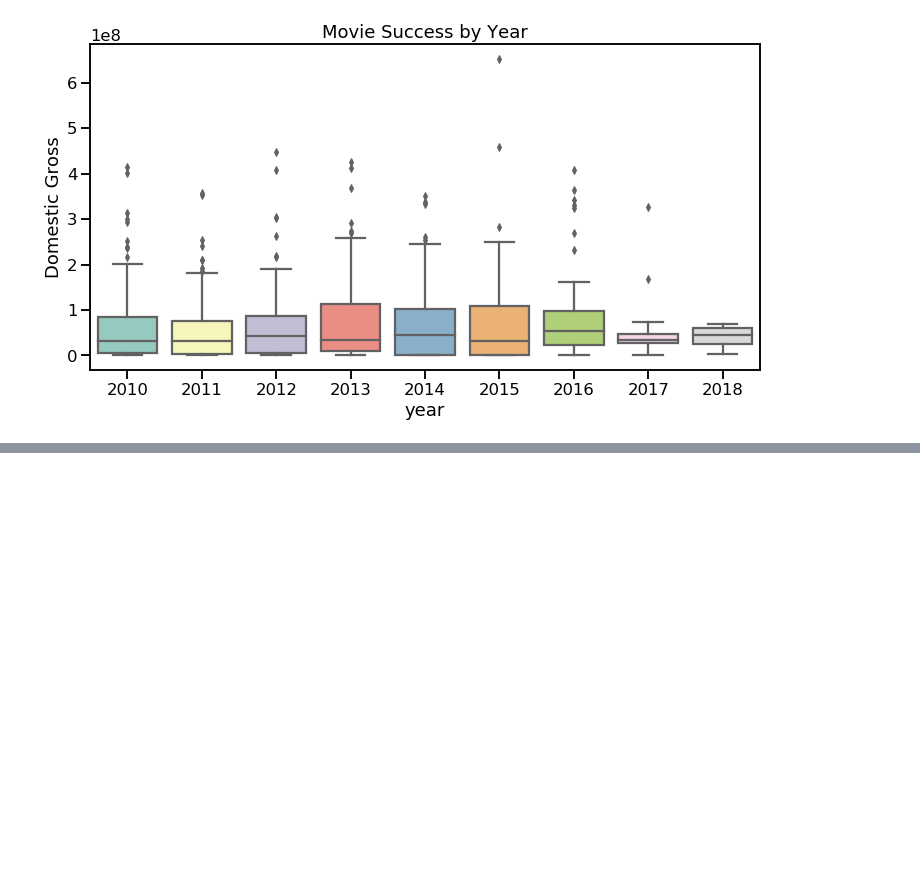
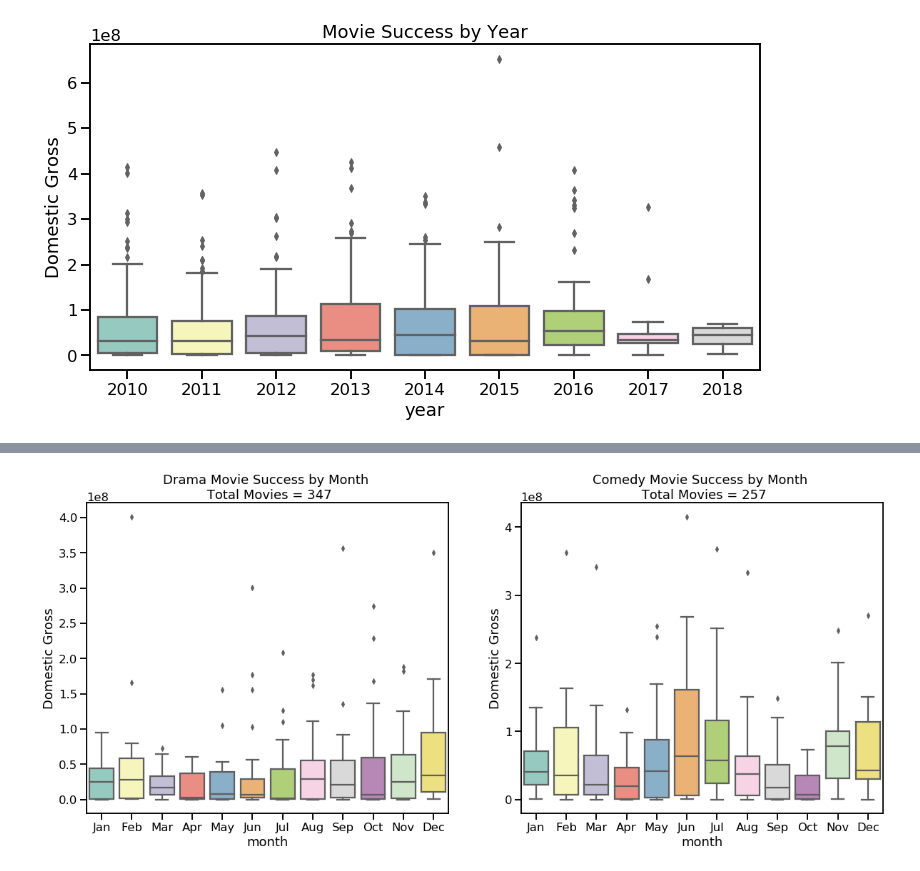
Before and after one commit to k-christensen/K_and_A_movie_project, a Jupyter notebook: K_visualizations.ipynb, the cells around one changed output, grey strips where cells are left out. Saved outputs shown, nothing was run; the diff lists cells and outputs as text; code cells hidden in the pictures; blank space fills up the shorter version.

```diff
--- a/K_visualizations.ipynb
+++ b/K_visualizations.ipynb
@@ -206,0 +185,11 @@ comedy_dom_gross = df.loc[df['Comedy'] == 1][['month', 'domestic_gross']].groupb
+# %%
+f, axes = plt.subplots(1, 2, figsize=(20, 8))
+sns.set_context("talk")
+# sns.despine(left=True)
+
+sns.boxplot(x="month", y="domestic_gross", data=df.loc[df['Drama'] == 1], palette="Set3", ax=axes[0]).set(ylabel= "Domestic Gross", title = "Drama Movie Success by Month \n Total Movies = 347", xticklabels = tick_label_list)
+sns.boxplot(x="month", y="domestic_gross", data=df.loc[df['Comedy'] == 1], palette="Set3", ax=axes[1]).set(ylabel= "Domestic Gross", title = "Comedy Movie Success by Month \n Total Movies = 257", xticklabels = tick_label_list)
+
+plt.show()
+# %% [output]
+[figure, added]
```
Also changed, not shown: parts of 13 cells of this notebook, 4 other files.
